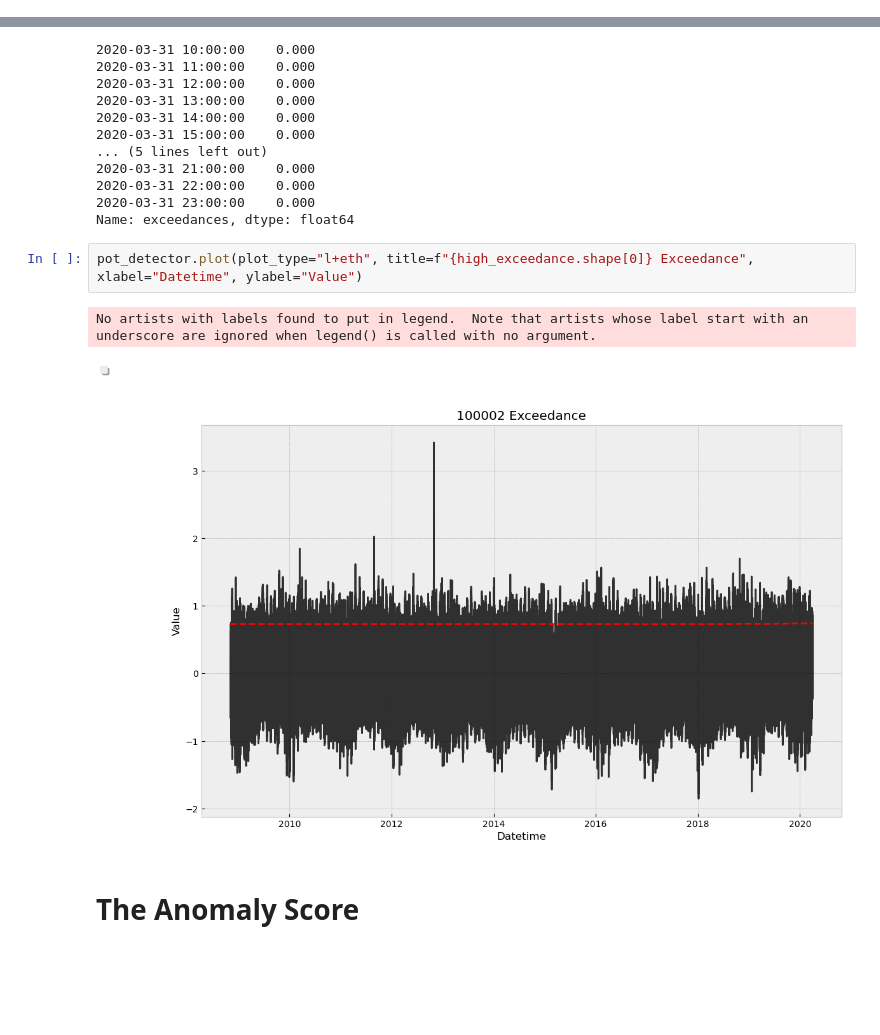
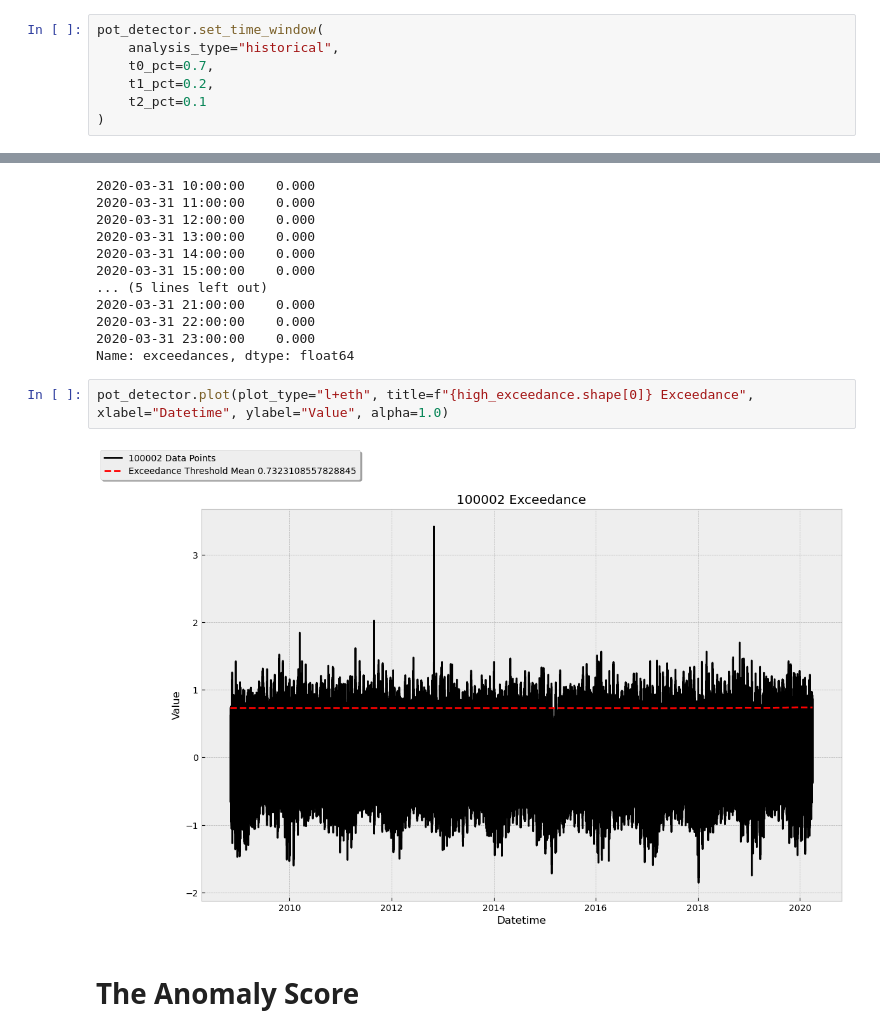
Before and after one commit to Aeternalis-Ingenium/anomalytics, a Jupyter notebook: docs/example.ipynb, the cells around one changed output, grey strips where cells are left out. Drawn from its saved outputs; the diff is of its cells as text; blank space fills up the shorter version.

Commit message:
fix(set_time_window): reset time window to real-time for using any Detector class

```diff
--- a/docs/example.ipynb
+++ b/docs/example.ipynb
@@ -106,6 +106,13 @@ pot_detector = atics.get_detector(
 str(pot_detector)
 # %% [output]
 'POT'
+# %%
+pot_detector.set_time_window(
+    analysis_type="historical",
+    t0_pct=0.7,
+    t1_pct=0.2,
+    t2_pct=0.1
+)
 # %% [markdown]
 # **The Peaks Over Threshold**
 # %%
@@ -152,10 +159,9 @@ high_exceedance.tail(20)
 2020-03-31 23:00:00    0.000
 Name: exceedances, dtype: float64
 # %%
-pot_detector.plot(plot_type="l+eth", title=f"{high_exceedance.shape[0]} Exceedance", xlabel="Datetime", ylabel="Value")
+pot_detector.plot(plot_type="l+eth", title=f"{high_exceedance.shape[0]} Exceedance", xlabel="Datetime", ylabel="Value", alpha=1.0)
 # %% [output]
-No artists with labels found to put in legend.  Note that artists whose label start with an underscore are ignored when legend() is called with no argument.
-[figure, old version]
+[figure, new version]
 # %% [markdown]
 # **The Anomaly Score**
 # %% [markdown]
```
Also changed, not shown: parts of 6 cells of this notebook, 2 other files.
